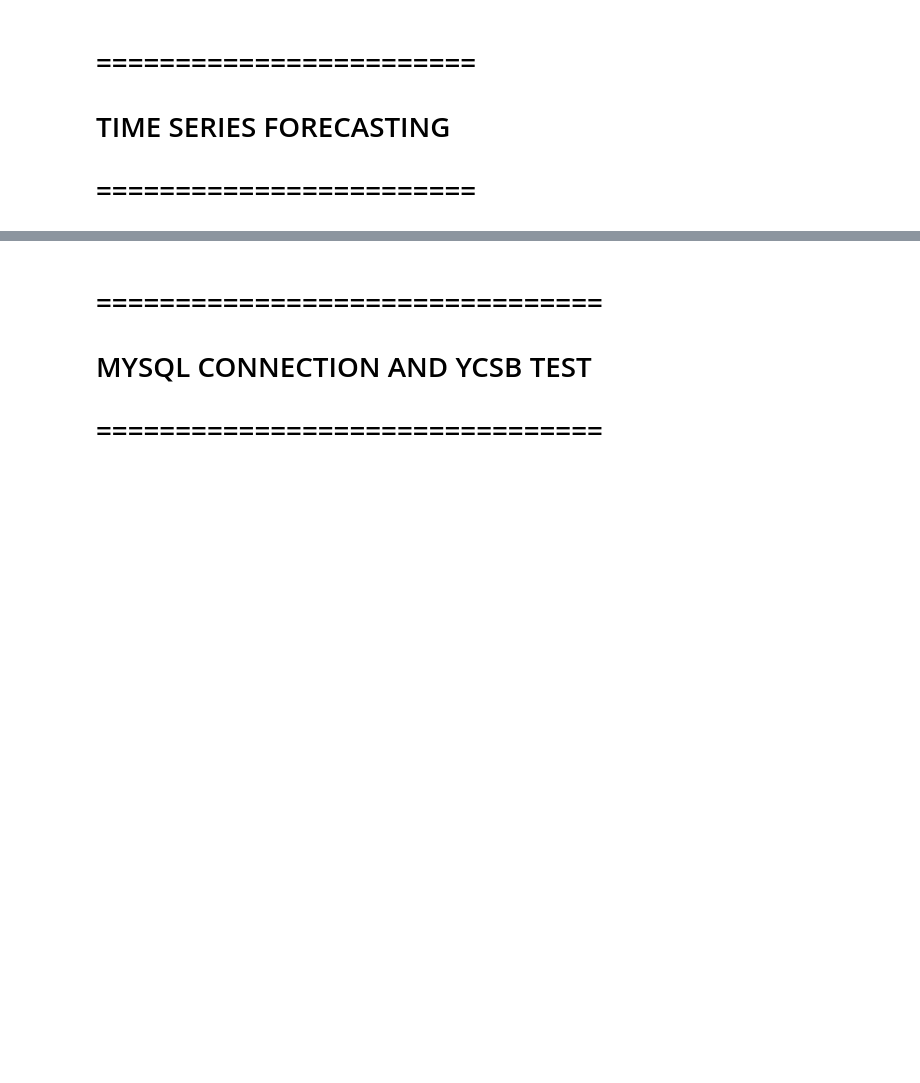
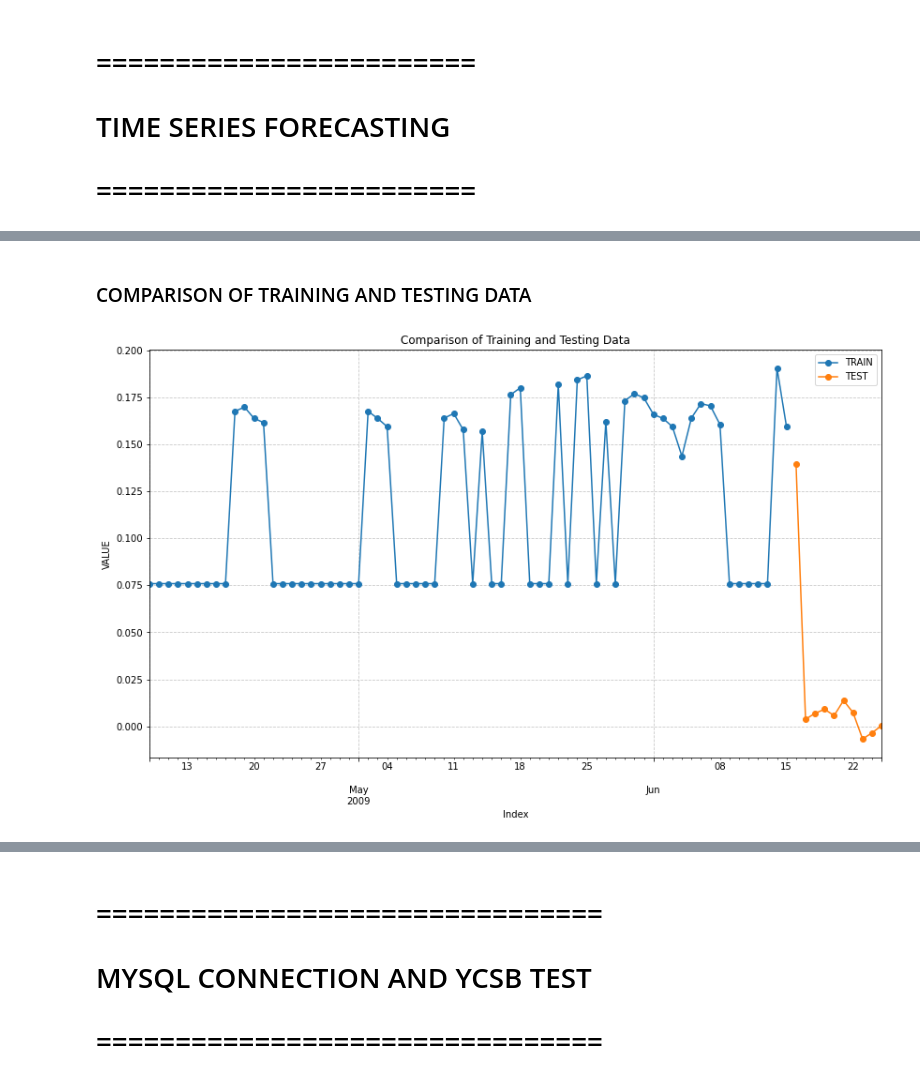
Before and after one commit to mzmalkoc/S2CA2_2023034, a Jupyter notebook: S2CA2.ipynb, the cells around one changed output, grey strips where cells are left out. Saved outputs shown, nothing was run; the diff lists cells and outputs as text; code cells hidden in the pictures; blank space fills up the shorter version.

```diff
--- a/S2CA2.ipynb
+++ b/S2CA2.ipynb
@@ -1134,0 +978,6 @@ only showing top 20 rows
+# %%
+# Drop the specified columns from the DataFrame ('InterDF')
+InterDF = InterDF.drop("SenSCOREAvg", "LINEAR", "KNN", "SEASONAL", "UP", "DOWN")
+
+# Print the schema of the modified DataFrame
+InterDF.printSchema()
@@ -1138,0 +1117,3 @@ only showing top 20 rows
+# %%
+# Convert the PySpark DataFrame 'InterDF' to a Pandas DataFrame 'InterDFpandas'
+InterDFpandas = InterDF.toPandas()
@@ -1138,0 +1155,11 @@ only showing top 20 rows
+# %%
+# Split data into train-test
+steps = 10
+
+# Split the data into training and test sets
+TrainData = InterDFpandas[:-steps]
+TestData = InterDFpandas[-steps:]
+
+# Print information about the split
+print(f"TRAIN DATES : {TrainData.index.min()} --- {TrainData.index.max()} (n={len(TrainData)})")
+print(f"TEST DATES  : {TestData.index.min()} --- {TestData.index.max()} (n={len(TestData)})")
@@ -1138,0 +1169,27 @@ only showing top 20 rows
+# %% [markdown]
+### COMPARISON OF TRAINING AND TESTING DATA
+# %%
+# Plotting the 'VALUE' column of the training and testing datasets
+fig, ax = plt.subplots(figsize=(14, 8))
+
+# Plot the 'VALUE' column of the training dataset with markers
+TrainData['VALUE'].plot(ax=ax, label='TRAIN', marker='o', linestyle='-')
+
+# Plot the 'VALUE' column of the testing dataset with markers
+TestData['VALUE'].plot(ax=ax, label='TEST', marker='o', linestyle='-')
+
+# Add a legend to the plot
+ax.legend()
+
+# Set plot labels and title
+ax.set_xlabel('Index')
+ax.set_ylabel('VALUE')
+ax.set_title('Comparison of Training and Testing Data')
+
+# Add a grid
+ax.grid(True, linestyle='--', alpha=0.7)
+
+# Show the plot
+plt.show()
+# %% [output]
+[figure, added]
```
Also changed, not shown: parts of 84 cells of this notebook.
